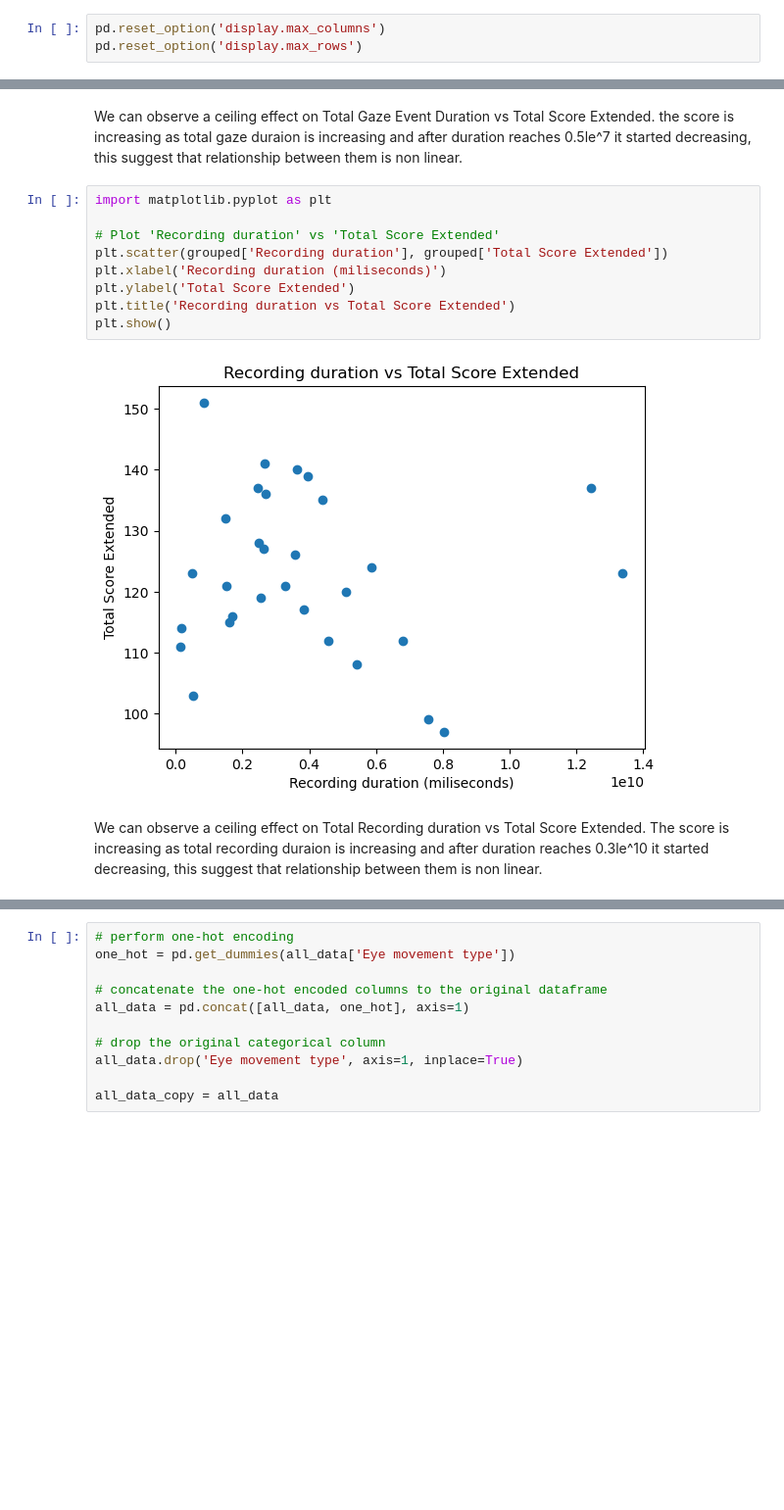
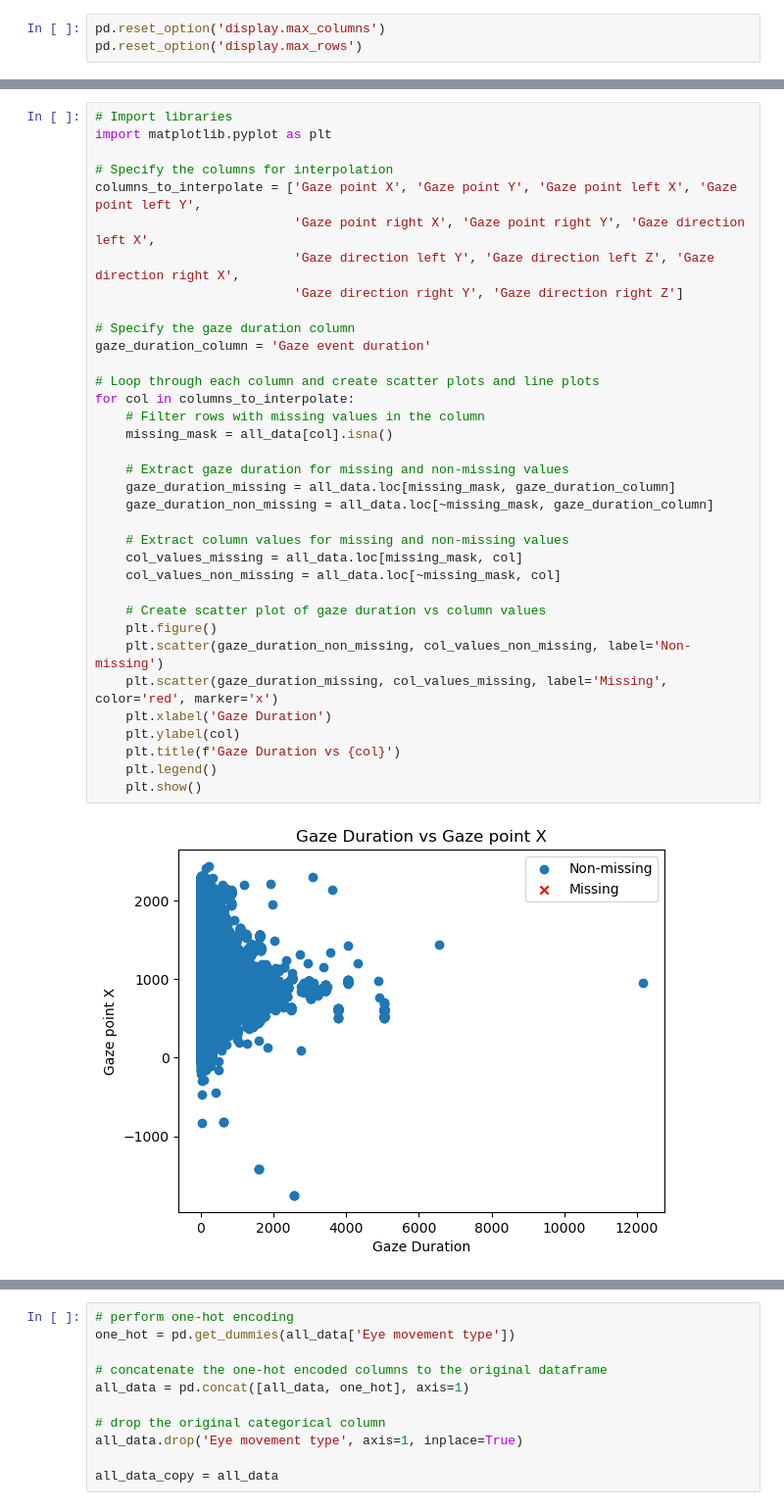
Before and after one commit to saali96/Empathy-Assessment-through-Data-Science, a Jupyter notebook: Empathy Assignment.ipynb, the cells around one changed output, grey strips where cells are left out. Shown at 98% size. Drawn from its saved outputs; the diff is of its cells as text; blank space fills up the shorter version.

```diff
--- a/Empathy Assignment.ipynb
+++ b/Empathy Assignment.ipynb
@@ -254,15 +181,37 @@ plt.show()
-# %% [markdown]
-We can observe a ceiling effect on Total Gaze Event Duration vs Total Score Extended. the score is increasing as total gaze duraion is increasing and after duration reaches 0.5le^7 it started decreasing, this suggest that relationship between them is non linear.
-# %%
-import matplotlib.pyplot as plt
-
-# Plot 'Recording duration' vs 'Total Score Extended'
-plt.scatter(grouped['Recording duration'], grouped['Total Score Extended'])
-plt.xlabel('Recording duration (miliseconds)')
-plt.ylabel('Total Score Extended')
-plt.title('Recording duration vs Total Score Extended')
-plt.show()
-# %% [output]
-[figure, removed]
-# %% [markdown]
-We can observe a ceiling effect on Total Recording duration vs Total Score Extended. The score is increasing as total recording duraion is increasing and after duration reaches 0.3le^10 it started decreasing, this suggest that relationship between them is non linear.
+# %%
+# Import libraries
+import matplotlib.pyplot as plt
+
+# Specify the columns for interpolation
+columns_to_interpolate = ['Gaze point X', 'Gaze point Y', 'Gaze point left X', 'Gaze point left Y',
+                          'Gaze point right X', 'Gaze point right Y', 'Gaze direction left X',
+                          'Gaze direction left Y', 'Gaze direction left Z', 'Gaze direction right X',
+                          'Gaze direction right Y', 'Gaze direction right Z']
+
+# Specify the gaze duration column
+gaze_duration_column = 'Gaze event duration'
+
+# Loop through each column and create scatter plots and line plots
+for col in columns_to_interpolate:
+    # Filter rows with missing values in the column
+    missing_mask = all_data[col].isna()
+
+    # Extract gaze duration for missing and non-missing values
+    gaze_duration_missing = all_data.loc[missing_mask, gaze_duration_column]
+    gaze_duration_non_missing = all_data.loc[~missing_mask, gaze_duration_column]
+
+    # Extract column values for missing and non-missing values
+    col_values_missing = all_data.loc[missing_mask, col]
+    col_values_non_missing = all_data.loc[~missing_mask, col]
+
+    # Create scatter plot of gaze duration vs column values
+    plt.figure()
+    plt.scatter(gaze_duration_non_missing, col_values_non_missing, label='Non-missing')
+    plt.scatter(gaze_duration_missing, col_values_missing, label='Missing', color='red', marker='x')
+    plt.xlabel('Gaze Duration')
+    plt.ylabel(col)
+    plt.title(f'Gaze Duration vs {col}')
+    plt.legend()
+    plt.show()
+# %% [output]
+[figure, added]
```
Also changed, not shown: parts of 76 cells of this notebook, 1 other file.
